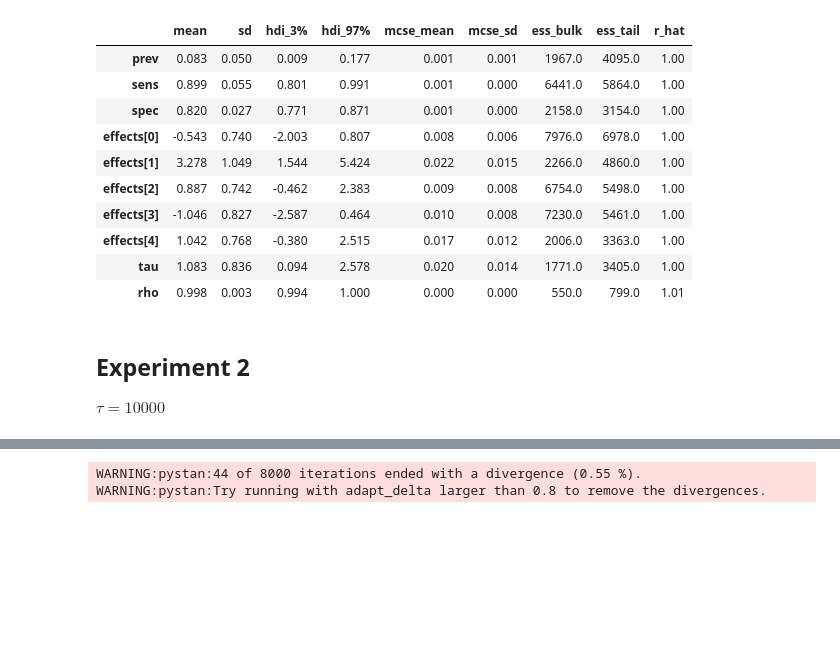
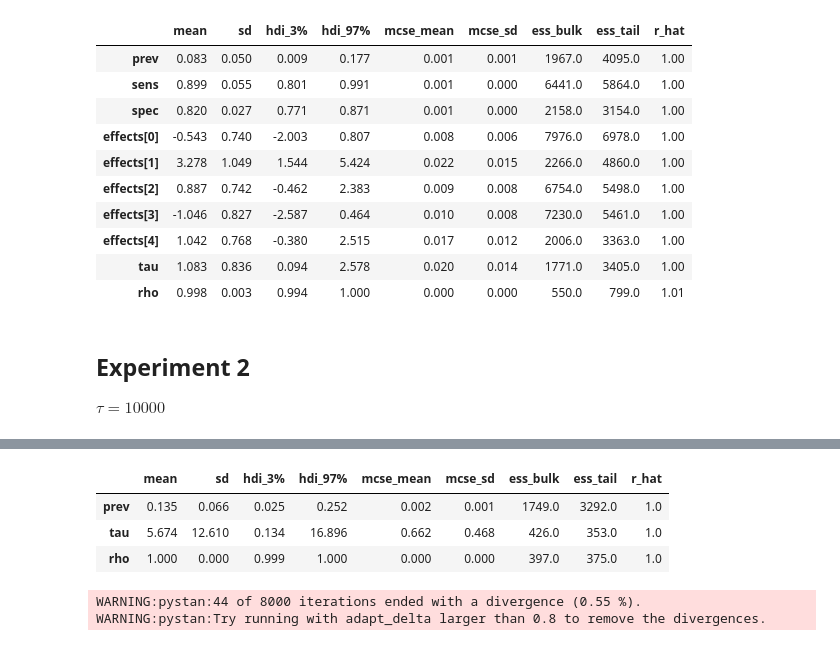
Before and after one commit to lucasmoschen/rds-bayesian-analysis-tcc, a Jupyter notebook: notebooks_book/imperfect_test_rds_simulations.ipynb, the cells around one changed output, grey strips where cells are left out. Saved outputs shown, nothing was run; the diff lists cells and outputs as text; code cells hidden in the pictures; blank space fills up the shorter version.

```diff
--- a/notebooks_book/imperfect_test_rds_simulations.ipynb
+++ b/notebooks_book/imperfect_test_rds_simulations.ipynb
@@ -485,3 +539,10 @@ summary = az.summary(fit_imperfect_rds)
+# %%
+summary
+# %% [output]
+|  | mean | sd | hdi_3% | hdi_97% | mcse_mean | mcse_sd | ess_bulk | ess_tail | r_hat |
+| prev | 0.135 | 0.066 | 0.025 | 0.252 | 0.002 | 0.001 | 1749.0 | 3292.0 | 1.0 |
+| tau | 5.674 | 12.610 | 0.134 | 16.896 | 0.662 | 0.468 | 426.0 | 353.0 | 1.0 |
+| rho | 1.000 | 0.000 | 0.999 | 1.000 | 0.000 | 0.000 | 397.0 | 375.0 | 1.0 |
 # %%
 %%time
 fit_imperfect = sm_imp.sampling(data=data, iter=4000, pars=('prev', 'sens', 'spec', 'effects'))
```
Also changed, not shown: parts of 6 cells of this notebook, 6 other files.
